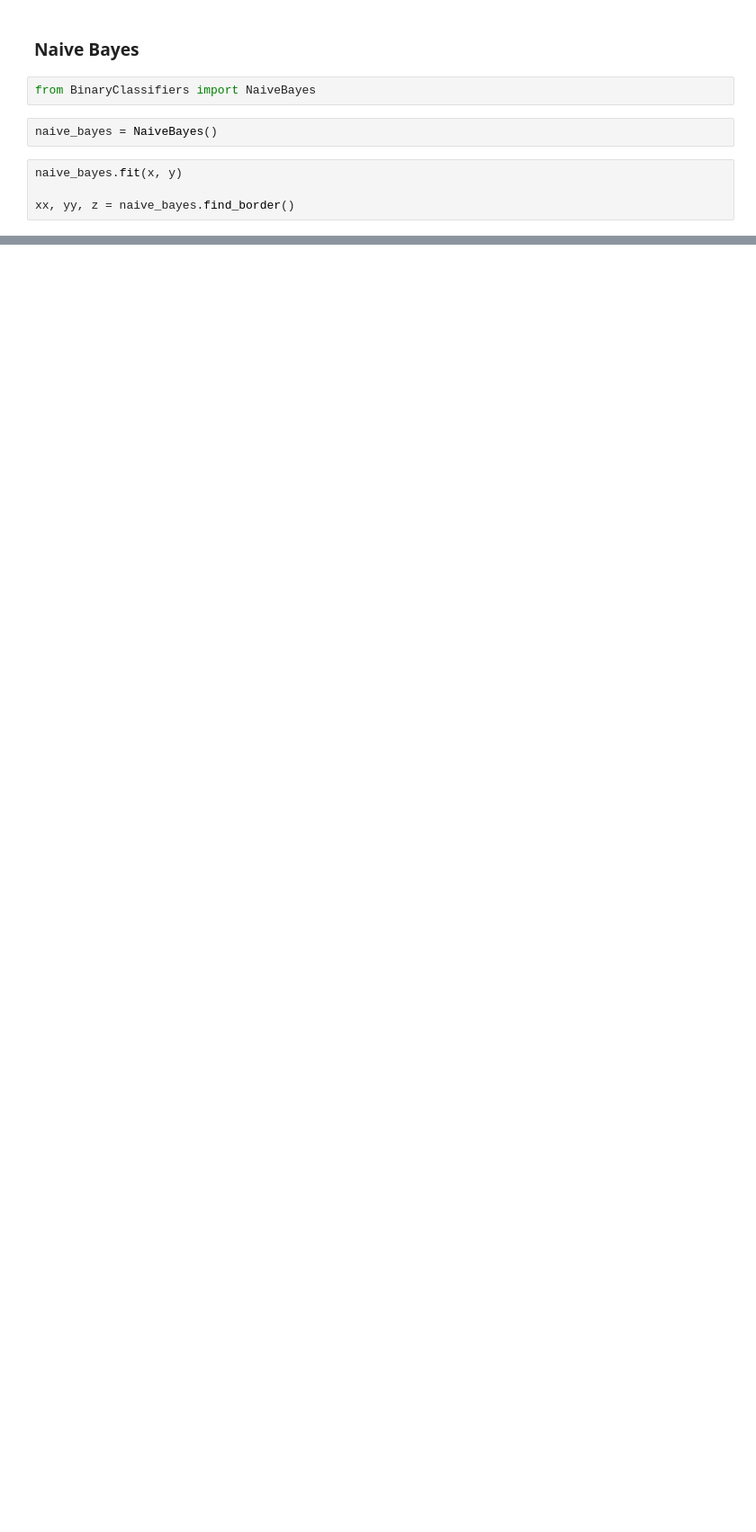
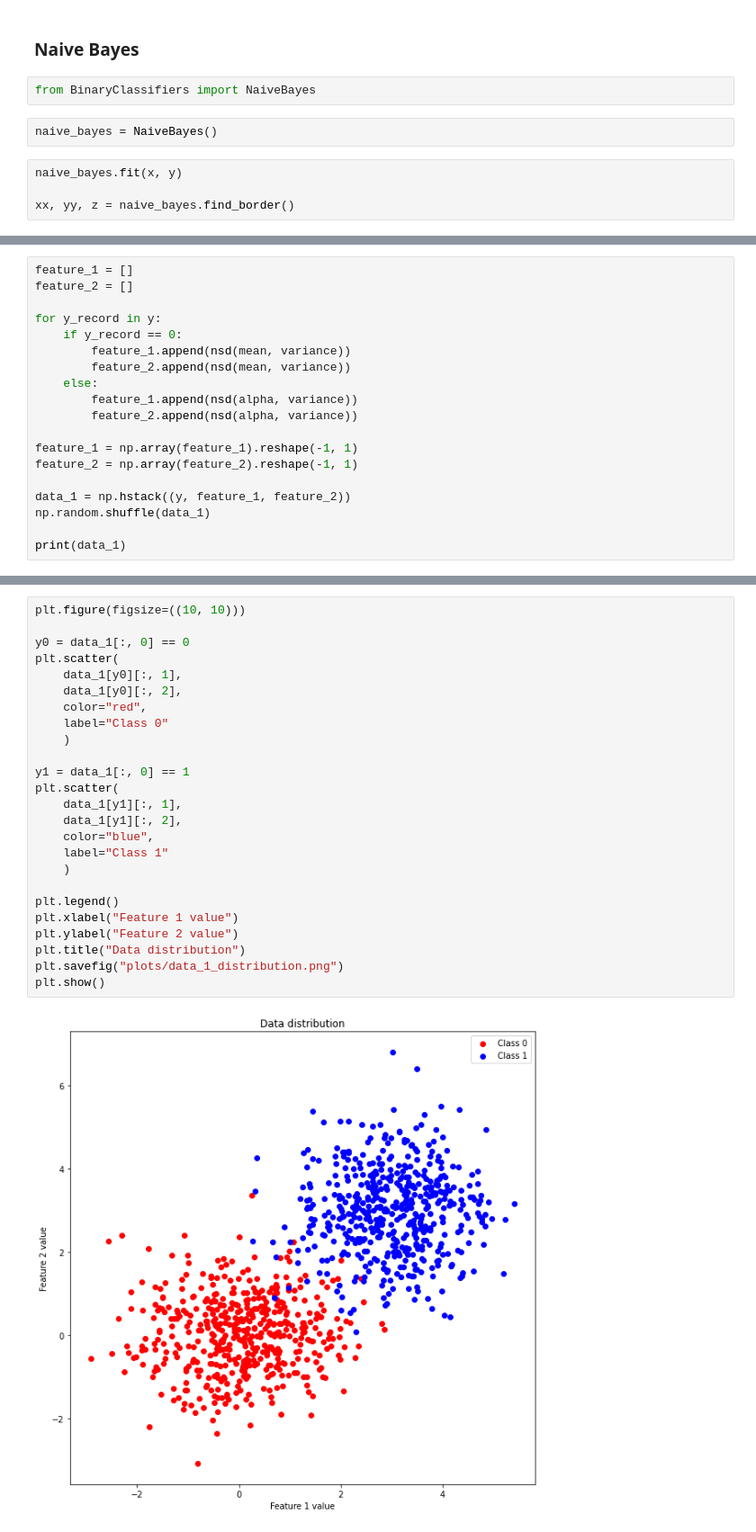
Before and after one commit to LJaremek/AdvancedMachineLearning-MINI, a Jupyter notebook: lab_1/TestingClassifiers.ipynb, the cells around one changed output, grey strips where cells are left out. Shown at 90% size. Saved outputs shown, nothing was run; the diff lists cells and outputs as text; blank space fills up the shorter version.

Commit message:
implement data1 and data2 distribution

```diff
--- a/lab_1/TestingClassifiers.ipynb
+++ b/lab_1/TestingClassifiers.ipynb
@@ -149,0 +178,19 @@ plt.show()
+# %%
+feature_1 = []
+feature_2 = []
+
+for y_record in y:
+    if y_record == 0:
+        feature_1.append(nsd(mean, variance))
+        feature_2.append(nsd(mean, variance))
+    else:
+        feature_1.append(nsd(alpha, variance))
+        feature_2.append(nsd(alpha, variance))
+
+feature_1 = np.array(feature_1).reshape(-1, 1)
+feature_2 = np.array(feature_2).reshape(-1, 1)
+
+data_1 = np.hstack((y, feature_1, feature_2))
+np.random.shuffle(data_1)
+
+print(data_1)
@@ -149,0 +205,27 @@ plt.show()
+# %%
+plt.figure(figsize=((10, 10)))
+
+y0 = data_1[:, 0] == 0
+plt.scatter(
+    data_1[y0][:, 1],
+    data_1[y0][:, 2],
+    color="red",
+    label="Class 0"
+    )
+
+y1 = data_1[:, 0] == 1
+plt.scatter(
+    data_1[y1][:, 1],
+    data_1[y1][:, 2],
+    color="blue",
+    label="Class 1"
+    )
+
+plt.legend()
+plt.xlabel("Feature 1 value")
+plt.ylabel("Feature 2 value")
+plt.title("Data distribution")
+plt.savefig("plots/data_1_distribution.png")
+plt.show()
+# %% [output]
+[figure, added]
```
Also changed, not shown: parts of 8 cells of this notebook, 2 other files.
